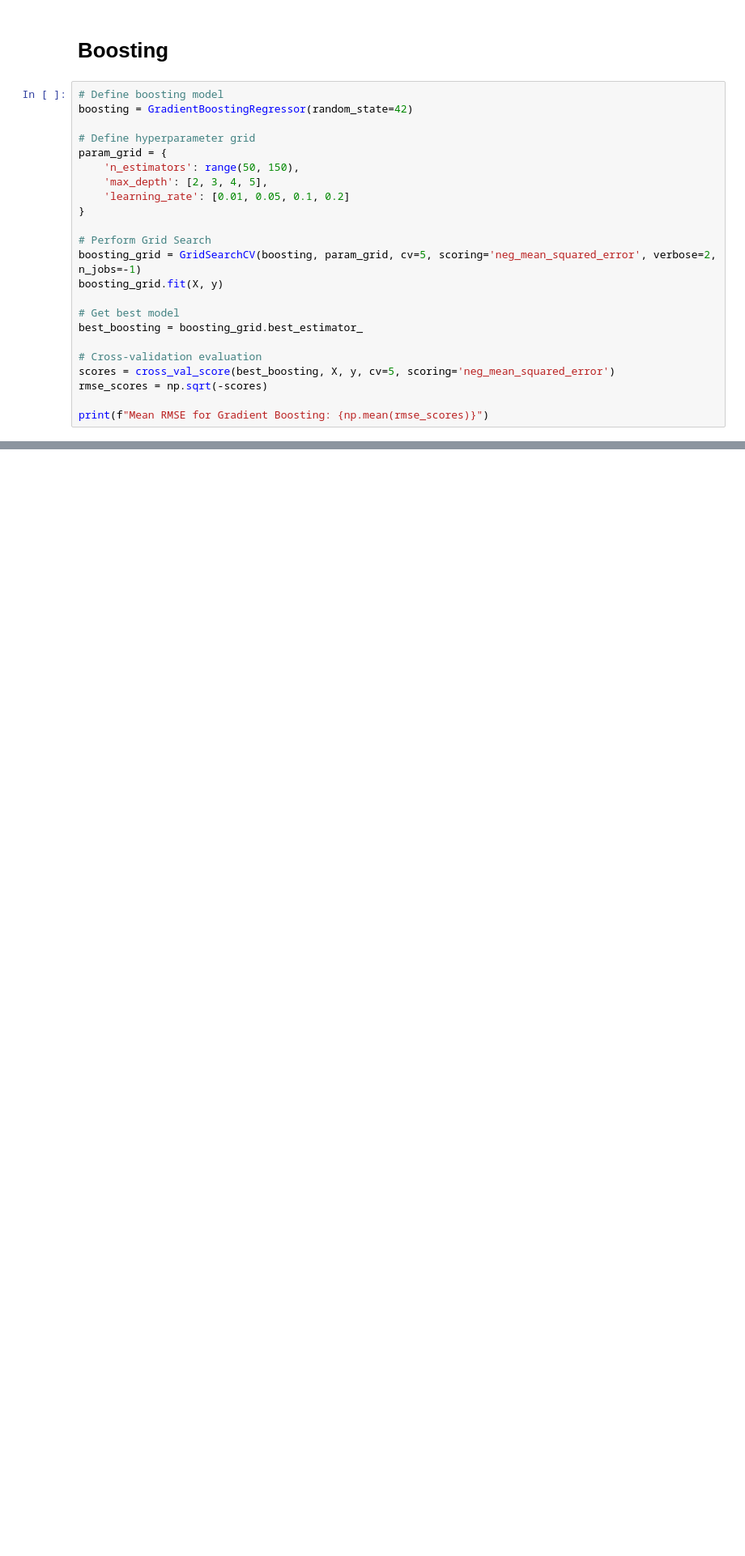
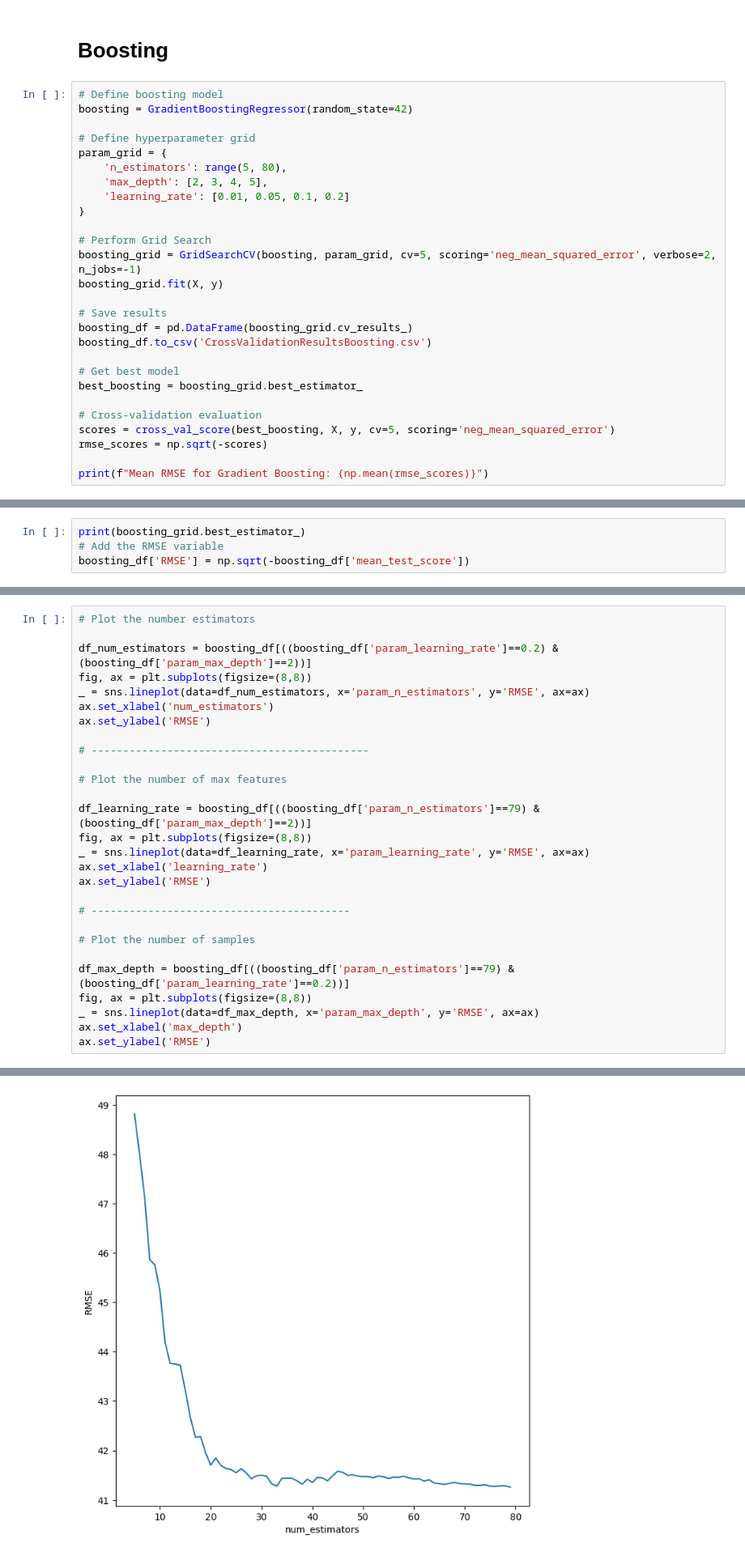
Before and after one commit to LuisMartindelCerro/CDA_Case1, a Jupyter notebook: Python/ensemble_trees.ipynb, the cells around one changed output, grey strips where cells are left out. Shown at 81% size. Cells and saved outputs as stored; diff of their text form; blank space fills up the shorter version.

```diff
--- a/Python/ensemble_trees.ipynb
+++ b/Python/ensemble_trees.ipynb
@@ -184,7 +252,7 @@ boosting = GradientBoostingRegressor(random_state=42)
 
 # Define hyperparameter grid
 param_grid = {
-    'n_estimators': range(50, 150),
+    'n_estimators': range(5, 80),
     'max_depth': [2, 3, 4, 5],
     'learning_rate': [0.01, 0.05, 0.1, 0.2]
 }
@@ -192,6 +260,10 @@ param_grid = {
 # Perform Grid Search
 boosting_grid = GridSearchCV(boosting, param_grid, cv=5, scoring='neg_mean_squared_error', verbose=2, n_jobs=-1)
 boosting_grid.fit(X, y)
+
+# Save results
+boosting_df = pd.DataFrame(boosting_grid.cv_results_)
+boosting_df.to_csv('CrossValidationResultsBoosting.csv')
 
 # Get best model
 best_boosting = boosting_grid.best_estimator_
@@ -203,0 +279,4 @@ print(f"Mean RMSE for Gradient Boosting: {np.mean(rmse_scores)}")
+# %%
+print(boosting_grid.best_estimator_)
+# Add the RMSE variable
+boosting_df['RMSE'] = np.sqrt(-boosting_df['mean_test_score'])
@@ -203,0 +286,29 @@ print(f"Mean RMSE for Gradient Boosting: {np.mean(rmse_scores)}")
+# %%
+# Plot the number estimators
+
+df_num_estimators = boosting_df[((boosting_df['param_learning_rate']==0.2) & (boosting_df['param_max_depth']==2))]
+fig, ax = plt.subplots(figsize=(8,8))
+_ = sns.lineplot(data=df_num_estimators, x='param_n_estimators', y='RMSE', ax=ax)
+ax.set_xlabel('num_estimators')
+ax.set_ylabel('RMSE')
+
+# --------------------------------------------
+
+# Plot the number of max features
+
+df_learning_rate = boosting_df[((boosting_df['param_n_estimators']==79) & (boosting_df['param_max_depth']==2))]
+fig, ax = plt.subplots(figsize=(8,8))
+_ = sns.lineplot(data=df_learning_rate, x='param_learning_rate', y='RMSE', ax=ax)
+ax.set_xlabel('learning_rate')
+ax.set_ylabel('RMSE')
+
+# -----------------------------------------
+
+# Plot the number of samples
+
+df_max_depth = boosting_df[((boosting_df['param_n_estimators']==79) & (boosting_df['param_learning_rate']==0.2))]
+fig, ax = plt.subplots(figsize=(8,8))
+_ = sns.lineplot(data=df_max_depth, x='param_max_depth', y='RMSE', ax=ax)
+ax.set_xlabel('max_depth')
+ax.set_ylabel('RMSE')
+# %% [output]
@@ -203,0 +316 @@ print(f"Mean RMSE for Gradient Boosting: {np.mean(rmse_scores)}")
+[figure, added]
```
Also changed, not shown: parts of 11 cells of this notebook, 3 other files.
